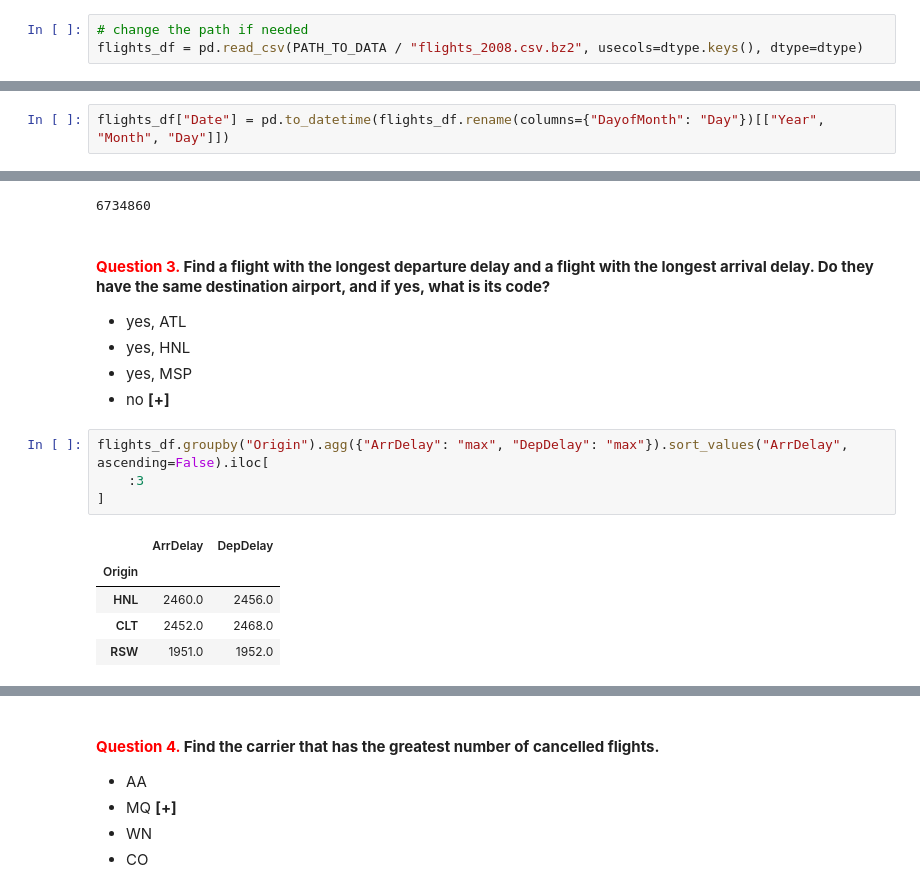
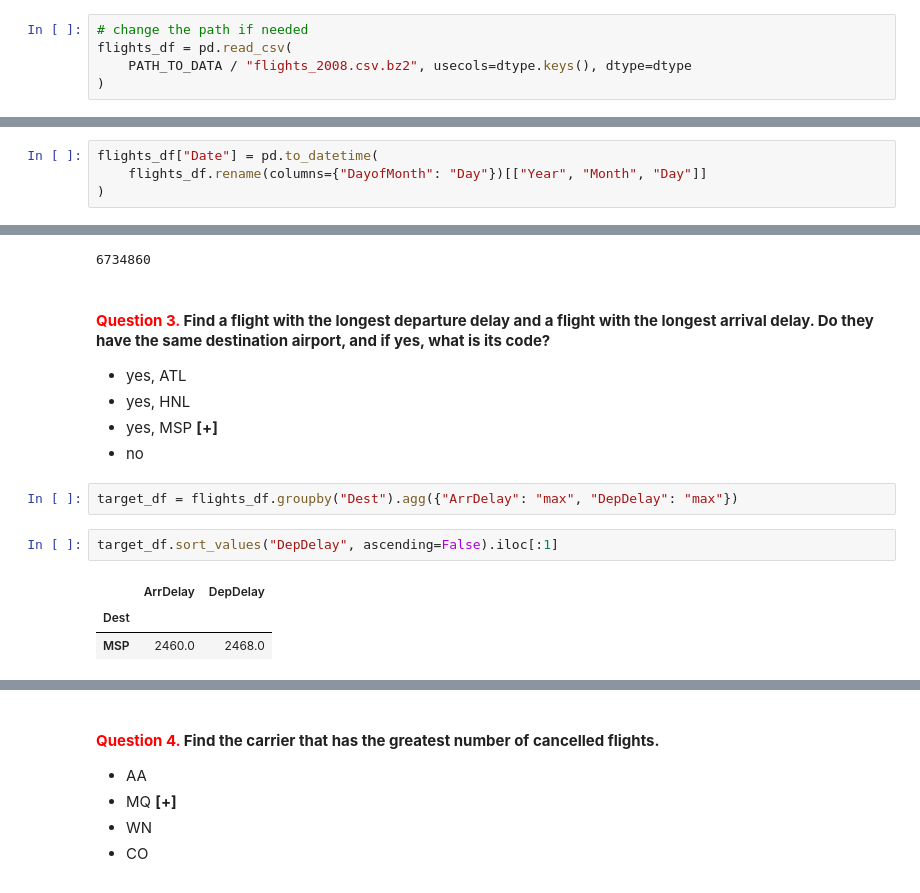
Before and after one commit to Extremesarova/mlcourse, a Jupyter notebook: assignment02/assignment02_USA_flights_EDA.ipynb, the cells around one changed output, grey strips where cells are left out. Cells and saved outputs as stored; diff of their text form.

```diff
--- a/assignment02/assignment02_USA_flights_EDA.ipynb
+++ b/assignment02/assignment02_USA_flights_EDA.ipynb
@@ -81,7 +81,9 @@ dtype = {
 PATH_TO_DATA = Path("data")
 # %%
 # change the path if needed
-flights_df = pd.read_csv(PATH_TO_DATA / "flights_2008.csv.bz2", usecols=dtype.keys(), dtype=dtype)
+flights_df = pd.read_csv(
+    PATH_TO_DATA / "flights_2008.csv.bz2", usecols=dtype.keys(), dtype=dtype
+)
 # %% [markdown]
 **Check the number of rows and columns and print column names.**
 # %%
@@ -243,7 +247,9 @@ flights_df.hist("Distance", bins=20);
 # %% [markdown]
 **Making a histogram of flight frequency by date.**
 # %%
-flights_df["Date"] = pd.to_datetime(flights_df.rename(columns={"DayofMonth": "Day"})[["Year", "Month", "Day"]])
+flights_df["Date"] = pd.to_datetime(
+    flights_df.rename(columns={"DayofMonth": "Day"})[["Year", "Month", "Day"]]
+)
 # %%
 num_flights_by_date = flights_df.groupby("Date").size()
 # %%
@@ -305,15 +311,13 @@ cancelled_df[0] - cancelled_df[1]
 
 - yes, ATL
 - yes, HNL
-- yes, MSP
-- no **[+]**
+- yes, MSP **[+]**
+- no
 # %%
-flights_df.groupby("Origin").agg({"ArrDelay": "max", "DepDelay": "max"}).sort_values("ArrDelay", ascending=False).iloc[
-    :3
-]
+target_df = flights_df.groupby("Dest").agg({"ArrDelay": "max", "DepDelay": "max"})
-# %% [output]
-|  | ArrDelay | DepDelay |
-| Origin |  |  |
-| HNL | 2460.0 | 2456.0 |
-| CLT | 2452.0 | 2468.0 |
-| RSW | 1951.0 | 1952.0 |
+# %%
+target_df.sort_values("DepDelay", ascending=False).iloc[:1]
+# %% [output]
+|  | ArrDelay | DepDelay |
+| Dest |  |  |
+| MSP | 2460.0 | 2468.0 |
```
Also changed, not shown: parts of 29 cells of this notebook.
